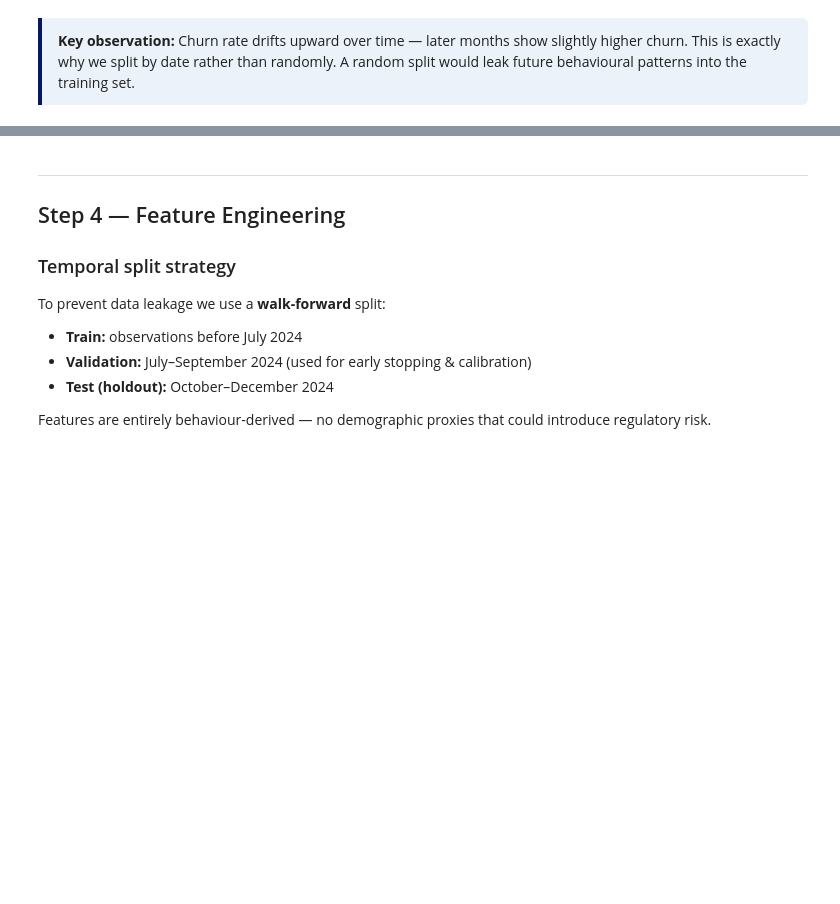
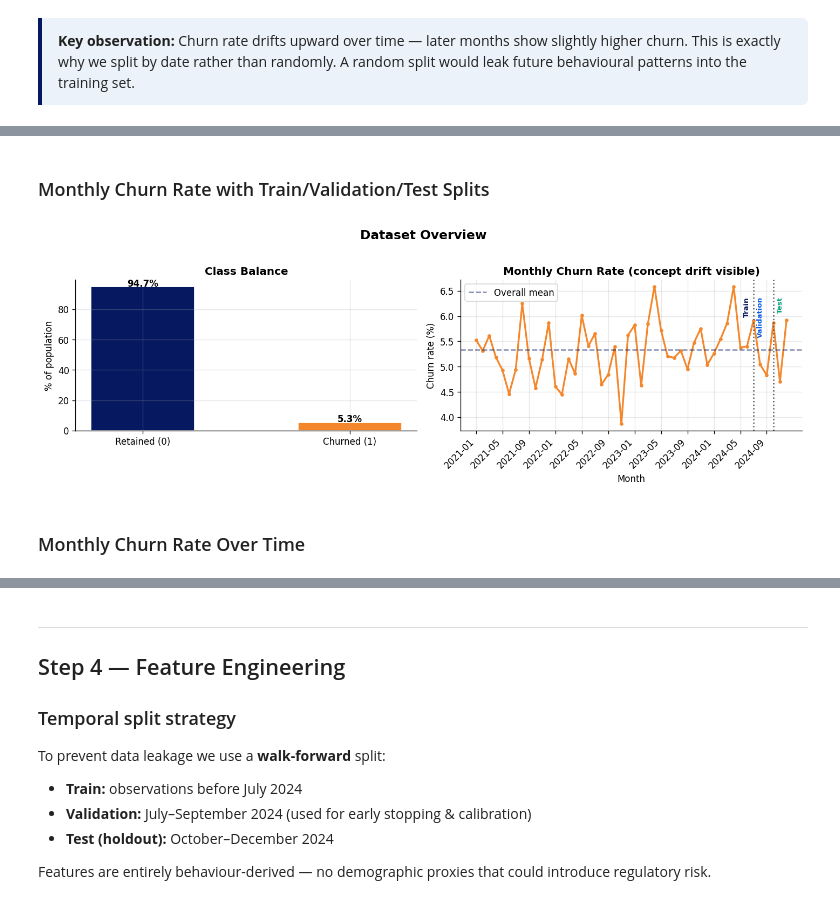
Before and after one commit to mamesjha/jhbi-paycenter-bridge, a Jupyter notebook: churn_master.ipynb, the cells around one changed output, grey strips where cells are left out. Saved outputs shown, nothing was run; the diff lists cells and outputs as text; code cells hidden in the pictures; blank space fills up the shorter version.

```diff
--- a/churn_master.ipynb
+++ b/churn_master.ipynb
@@ -211,3 +267,58 @@ plt.show()
+# %% [markdown]
+### Monthly Churn Rate with Train/Validation/Test Splits
+# %%
+# ── Class imbalance visualisation ─────────────────────────────────────────
+fig, axes = plt.subplots(1, 2, figsize=(12, 4))
+
+# Left: overall class balance
+labels = ["Retained (0)", "Churned (1)"]
+sizes  = [(1-churn_rate)*100, churn_rate*100]
+colors = [NAVY, ORANGE]
+bars = axes[0].bar(labels, sizes, color=colors, width=0.5, edgecolor="white")
+axes[0].set_ylabel("% of population")
+axes[0].set_title("Class Balance", fontweight="bold")
+for bar, pct in zip(bars, sizes):
+    axes[0].text(bar.get_x() + bar.get_width()/2, bar.get_height() + 0.4,
+                 f"{pct:.1f}%", ha="center", fontweight="bold")
+
+# Right: monthly churn rate trend
+monthly = (df.groupby("obs_yearmonth")["churned_30d"]
+             .agg(["mean","count"])
+             .reset_index())
+monthly["obs_yearmonth"] = pd.PeriodIndex(monthly["obs_yearmonth"], freq="M")
+axes[1].plot(range(len(monthly)), monthly["mean"]*100,
+             color=ORANGE, linewidth=2, marker="o", markersize=3)
+axes[1].axhline(churn_rate*100, color=NAVY, linestyle="--", alpha=0.5, label="Overall mean")
+
+# Add vertical lines for train/val/test splits
+# VAL_START and HOLDOUT_START are defined in cell d84ef715
+val_start_idx = monthly[monthly['obs_yearmonth'] == pd.Period(VAL_START.strftime('%Y-%m'))].index[0]
+holdout_start_idx = monthly[monthly['obs_yearmonth'] == pd.Period(HOLDOUT_START.strftime('%Y-%m'))].index[0]
+
+axes[1].axvline(val_start_idx, color=GRAY, linestyle=':', linewidth=1.5)
+axes[1].axvline(holdout_start_idx, color=GRAY, linestyle=':', linewidth=1.5)
+
+# Add text annotations for the splits
+axes[1].text(val_start_idx - 0.5, axes[1].get_ylim()[1] * 0.95, 'Train', ha='right', va='top', rotation=90, color=NAVY, fontsize=8, fontweight='bold')
+axes[1].text(val_start_idx + 0.5, axes[1].get_ylim()[1] * 0.95, 'Validation', ha='left', va='top', rotation=90, color=BLUE, fontsize=8, fontweight='bold')
+axes[1].text(holdout_start_idx + 0.5, axes[1].get_ylim()[1] * 0.95, 'Test', ha='left', va='top', rotation=90, color=TEAL, fontsize=8, fontweight='bold')
+
+axes[1].set_title("Monthly Churn Rate (concept drift visible)", fontweight="bold")
+axes[1].set_ylabel("Churn rate (%)")
+axes[1].set_xlabel("Month")
+axes[1].legend()
+tick_step = max(1, len(monthly)//12)
+axes[1].set_xticks(range(0, len(monthly), tick_step))
+axes[1].set_xticklabels([str(monthly.obs_yearmonth.iloc[i]) for i in
+                          range(0, len(monthly), tick_step)], rotation=45, ha="right")
+
+plt.suptitle("Dataset Overview", fontsize=14, fontweight="bold", y=1.02)
+plt.tight_layout()
+plt.show()
+# %% [output]
+[figure, added]
+# %% [markdown]
+### Monthly Churn Rate Over Time
 # %%
 #@title Step 3 — Feature Distributions
 # ── Feature distribution comparison: churn=1 vs churn=0 ─────────────────
```
Also changed, not shown: parts of 34 cells of this notebook.
